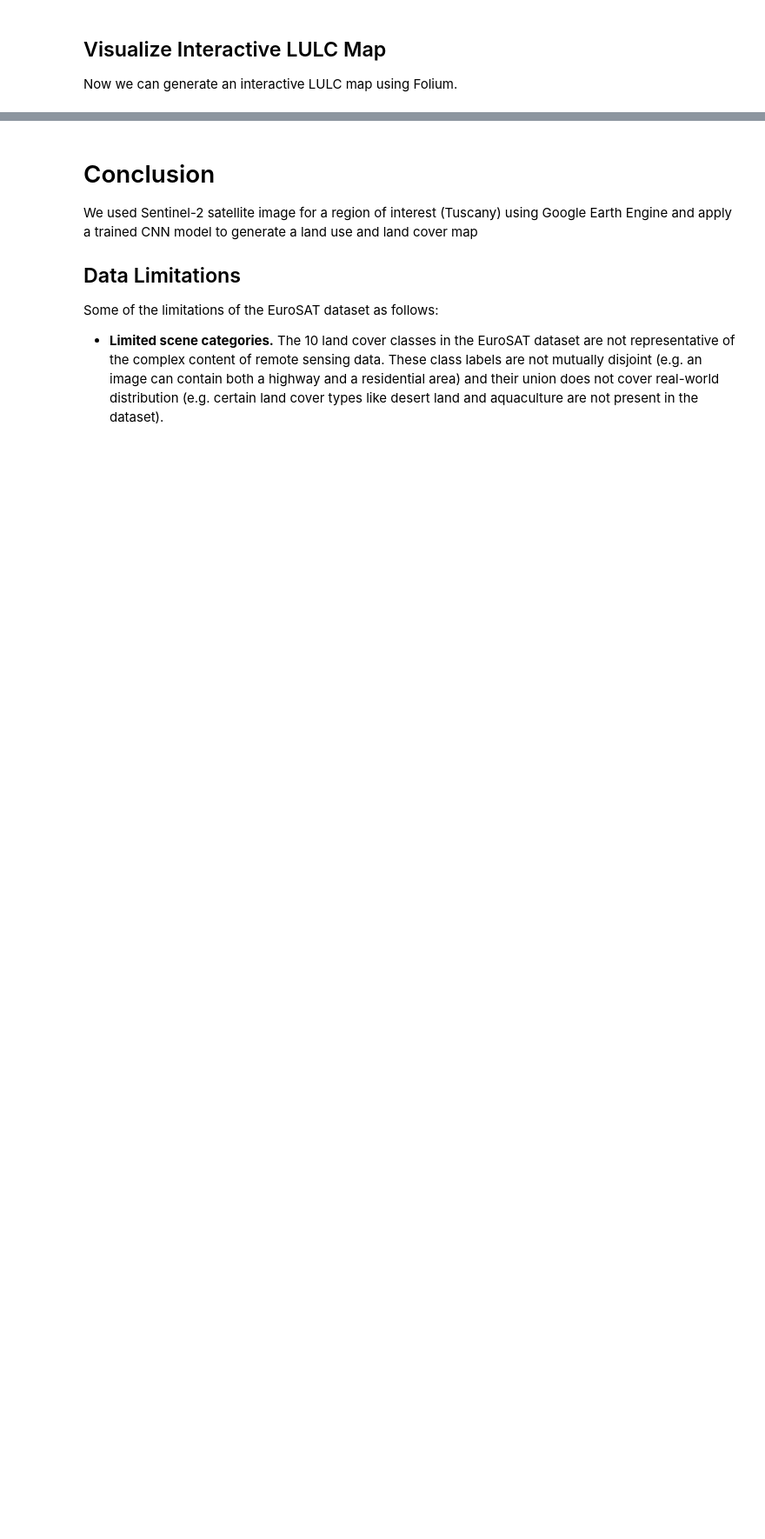
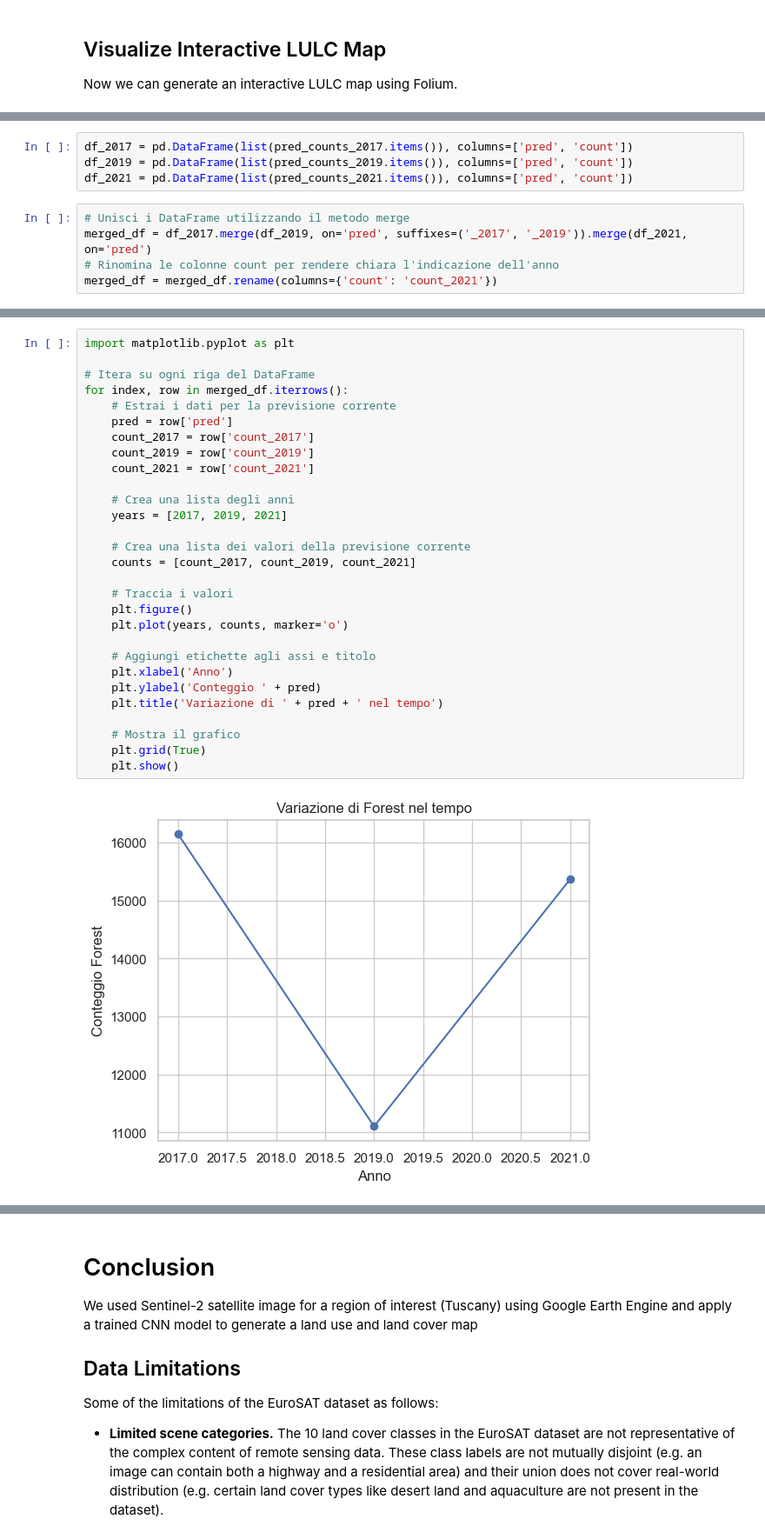
Before and after one commit to AntonioDonnangelo/italian_agriculture_and_protests_analysis, a Jupyter notebook: LULC/LULC_Prediction.ipynb, the cells around one changed output, grey strips where cells are left out. Shown at 87% size. Drawn from its saved outputs; the diff is of its cells as text; blank space fills up the shorter version.

```diff
--- a/LULC/LULC_Prediction.ipynb
+++ b/LULC/LULC_Prediction.ipynb
@@ -605,0 +743,9 @@ map.save("Prediction_Tuscany.html")
+# %%
+df_2017 = pd.DataFrame(list(pred_counts_2017.items()), columns=['pred', 'count'])
+df_2019 = pd.DataFrame(list(pred_counts_2019.items()), columns=['pred', 'count'])
+df_2021 = pd.DataFrame(list(pred_counts_2021.items()), columns=['pred', 'count'])
+# %%
+# Unisci i DataFrame utilizzando il metodo merge
+merged_df = df_2017.merge(df_2019, on='pred', suffixes=('_2017', '_2019')).merge(df_2021, on='pred')
+# Rinomina le colonne count per rendere chiara l'indicazione dell'anno
+merged_df = merged_df.rename(columns={'count': 'count_2021'})
@@ -605,0 +766,31 @@ map.save("Prediction_Tuscany.html")
+# %%
+import matplotlib.pyplot as plt
+
+# Itera su ogni riga del DataFrame
+for index, row in merged_df.iterrows():
+    # Estrai i dati per la previsione corrente
+    pred = row['pred']
+    count_2017 = row['count_2017']
+    count_2019 = row['count_2019']
+    count_2021 = row['count_2021']
+
+    # Crea una lista degli anni
+    years = [2017, 2019, 2021]
+
+    # Crea una lista dei valori della previsione corrente
+    counts = [count_2017, count_2019, count_2021]
+
+    # Traccia i valori
+    plt.figure()
+    plt.plot(years, counts, marker='o')
+
+    # Aggiungi etichette agli assi e titolo
+    plt.xlabel('Anno')
+    plt.ylabel('Conteggio ' + pred)
+    plt.title('Variazione di ' + pred + ' nel tempo')
+
+    # Mostra il grafico
+    plt.grid(True)
+    plt.show()
+# %% [output]
+[figure, added]
```
Also changed, not shown: parts of 30 cells of this notebook, 20 other files.
